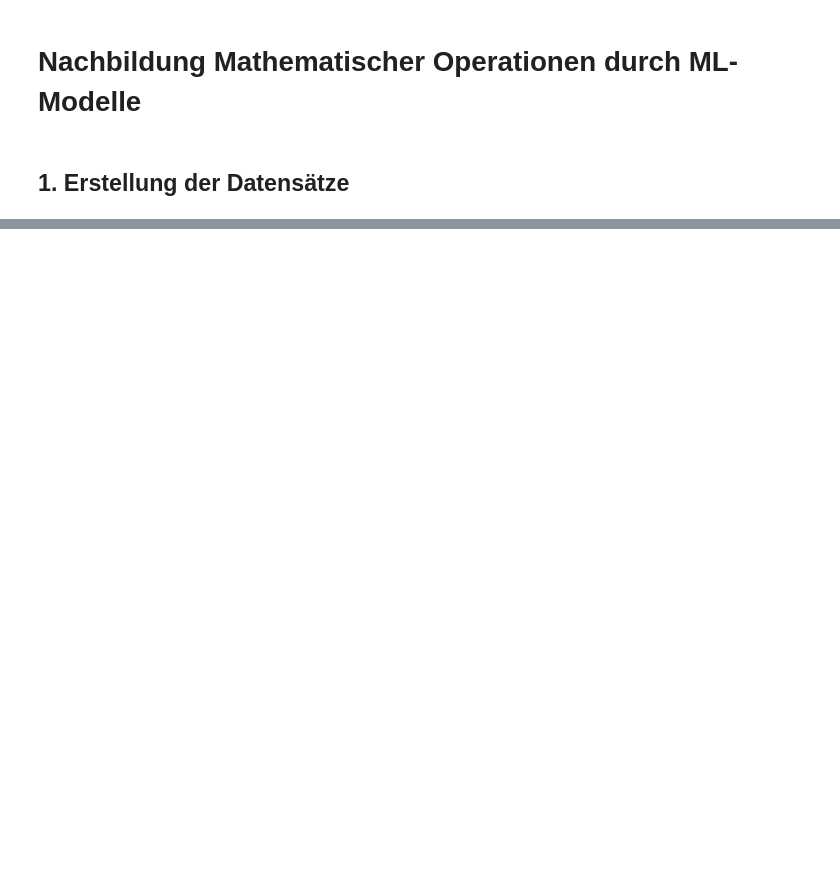
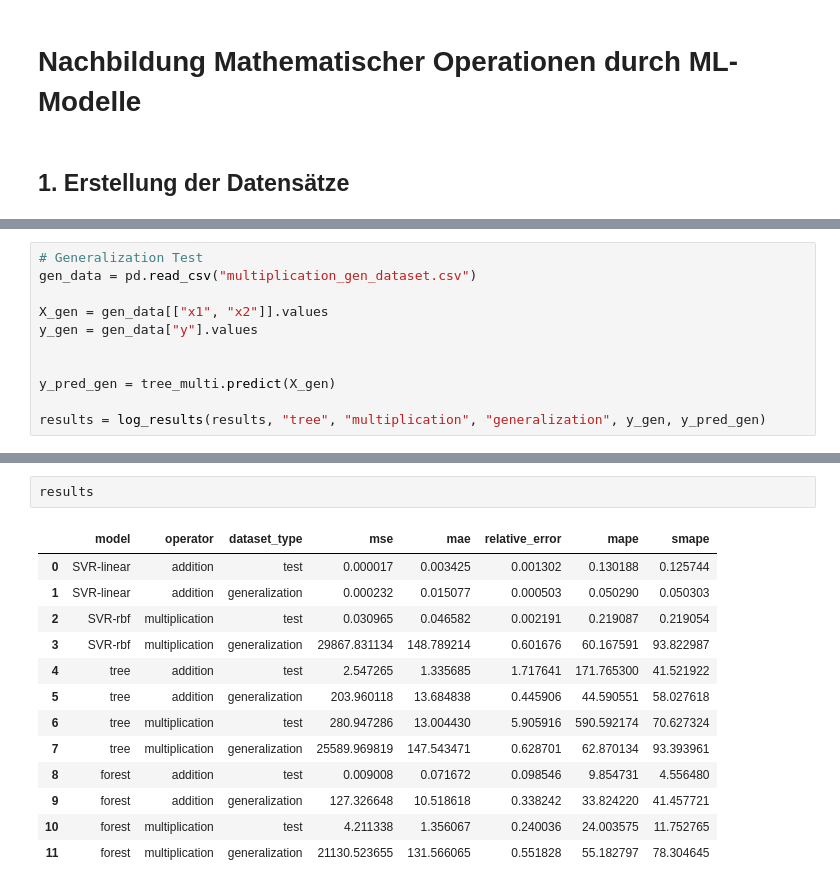
Before and after one commit to eliaspfe/ML_math, a Jupyter notebook: ml_math.ipynb, the cells around one changed output, grey strips where cells are left out. Cells and saved outputs as stored; diff of their text form; blank space fills up the shorter version.

```diff
--- a/ml_math.ipynb
+++ b/ml_math.ipynb
@@ -233,0 +365,11 @@ R²: 0.7466
+# %%
+# Generalization Test
+gen_data = pd.read_csv("multiplication_gen_dataset.csv")
+
+X_gen = gen_data[["x1", "x2"]].values
+y_gen = gen_data["y"].values
+
+
+y_pred_gen = tree_multi.predict(X_gen)
+
+results = log_results(results, "tree", "multiplication", "generalization", y_gen, y_pred_gen)
@@ -330,0 +513,16 @@ R²: 0.9962
+# %%
+results
+# %% [output]
+|  | model | operator | dataset_type | mse | mae | relative_error | mape | smape |
+| 0 | SVR-linear | addition | test | 0.000017 | 0.003425 | 0.001302 | 0.130188 | 0.125744 |
+| 1 | SVR-linear | addition | generalization | 0.000232 | 0.015077 | 0.000503 | 0.050290 | 0.050303 |
+| 2 | SVR-rbf | multiplication | test | 0.030965 | 0.046582 | 0.002191 | 0.219087 | 0.219054 |
+| 3 | SVR-rbf | multiplication | generalization | 29867.831134 | 148.789214 | 0.601676 | 60.167591 | 93.822987 |
+| 4 | tree | addition | test | 2.547265 | 1.335685 | 1.717641 | 171.765300 | 41.521922 |
+| 5 | tree | addition | generalization | 203.960118 | 13.684838 | 0.445906 | 44.590551 | 58.027618 |
+| 6 | tree | multiplication | test | 280.947286 | 13.004430 | 5.905916 | 590.592174 | 70.627324 |
+| 7 | tree | multiplication | generalization | 25589.969819 | 147.543471 | 0.628701 | 62.870134 | 93.393961 |
+| 8 | forest | addition | test | 0.009008 | 0.071672 | 0.098546 | 9.854731 | 4.556480 |
+| 9 | forest | addition | generalization | 127.326648 | 10.518618 | 0.338242 | 33.824220 | 41.457721 |
+| 10 | forest | multiplication | test | 4.211338 | 1.356067 | 0.240036 | 24.003575 | 11.752765 |
+| 11 | forest | multiplication | generalization | 21130.523655 | 131.566065 | 0.551828 | 55.182797 | 78.304645 |
```
Also changed, not shown: parts of 27 cells of this notebook, 2 other files.
